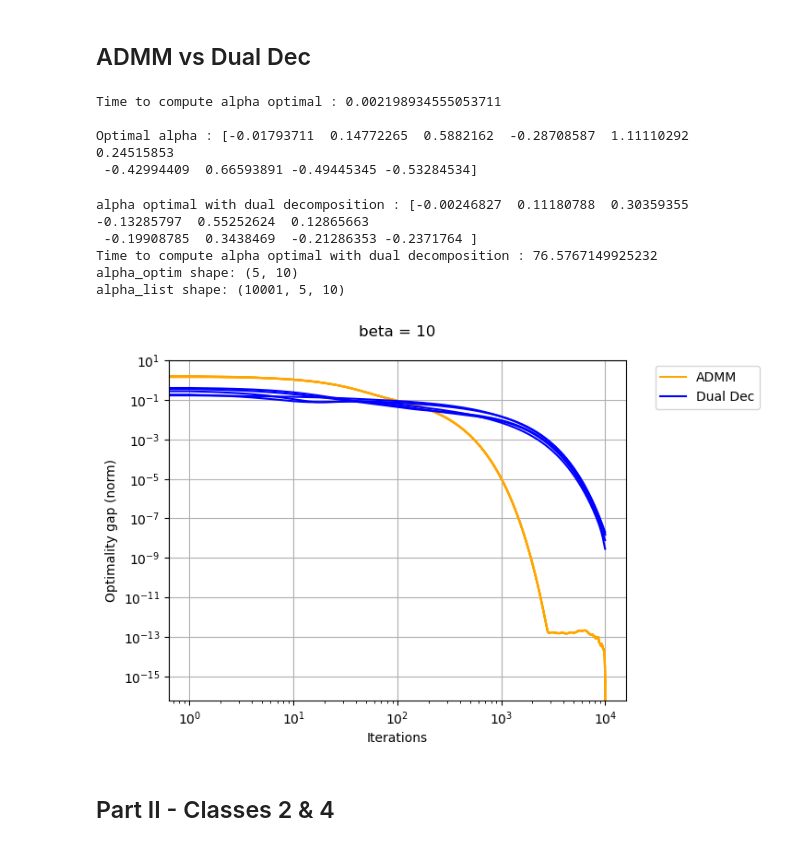
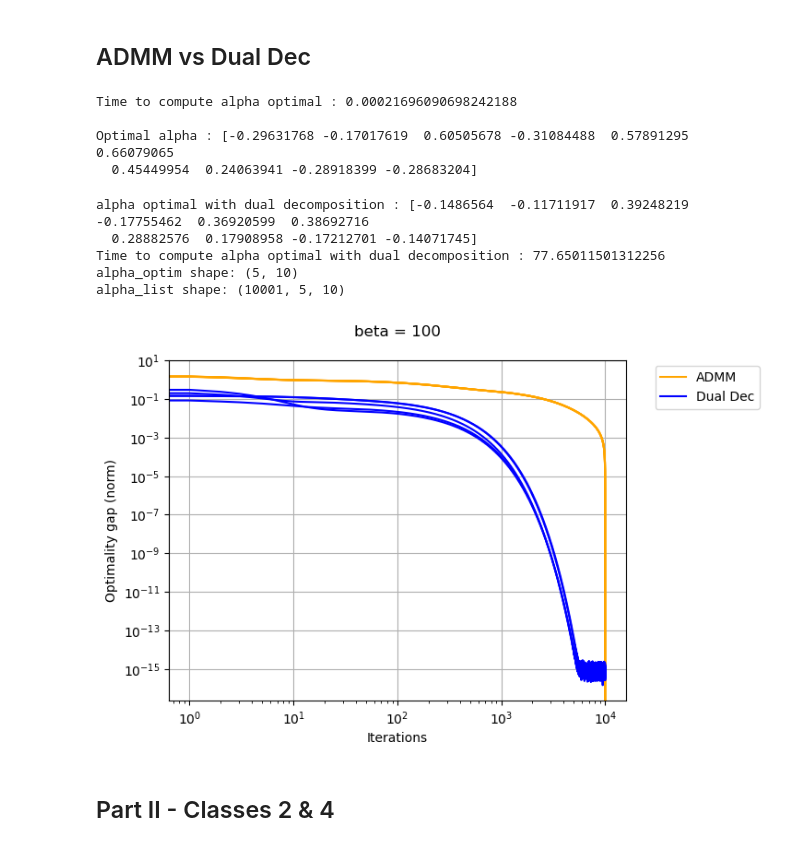
Before and after one commit to emmadchrr/Cooperative-Opt-project, a Jupyter notebook: Chraa_deCharry_Zhou.ipynb, the cells around one changed output. Saved outputs shown, nothing was run; the diff lists cells and outputs as text; code cells hidden in the pictures.

```diff
--- a/Chraa_deCharry_Zhou.ipynb
+++ b/Chraa_deCharry_Zhou.ipynb
@@ -235,6 +230,7 @@ plt.show()
 # %% [markdown]
 ## ADMM vs Dual Dec
 # %%
+beta = 100
 start = time.time()
 alpha_optimal = compute_alpha_star(Kmm, Knm, y_n, sigma2, nu)
 end = time.time()
@@ -278,40 +274,40 @@ agent_5 = np.linalg.norm(np.array(
 agent_1_admm = np.linalg.norm(np.array([alpha_list_admm[i][0] for i in range(len(alpha_list_admm))]) - alpha_optim_admm[0], axis=1)
 agent_2_admm = np.linalg.norm(np.array([alpha_list_admm[i][1] for i in range(len(alpha_list_admm))]) - alpha_optim_admm[1], axis=1)
 agent_3_admm = np.linalg.norm(np.array([alpha_list_admm[i][2] for i in range(len(alpha_list_admm))]) - alpha_optim_admm[2], axis=1)
 agent_4_admm = np.linalg.norm(np.array([alpha_list_admm[i][3] for i in range(len(alpha_list_admm))]) - alpha_optim_admm[3], axis=1)
 agent_5_admm = np.linalg.norm(np.array([alpha_list_admm[i][4] for i in range(len(alpha_list_admm))]) - alpha_optim_admm[4], axis=1)
 
     # Tracé des résultats
 plt.plot(agent_1_admm, label='ADMM', color='orange')
 plt.plot(agent_2_admm, color='orange')
 plt.plot(agent_3_admm, color='orange')
 plt.plot(agent_4_admm, color='orange')
 plt.plot(agent_5_admm, color='orange')
 plt.plot(agent_1, label='Dual Dec', color='blue')
 plt.plot(agent_2, color='blue')
 plt.plot(agent_3, color='blue')
 plt.plot(agent_4, color='blue')
 plt.plot(agent_5, color='blue')
 plt.xlabel('Iterations')
 plt.ylabel('Optimality gap (norm)')
 plt.xscale("log")
 plt.yscale("log")
 plt.legend(bbox_to_anchor=(1.05, 1), loc='upper left')
 plt.title(f'beta = {beta}\n')
 #plt.savefig('opt_gaps_dual_dec_vs_admm.png', bbox_inches='tight')
 plt.grid()
 plt.show()
 # %% [output]
-Time to compute alpha optimal : 0.002198934555053711
+Time to compute alpha optimal : 0.00021696090698242188
 
-Optimal alpha : [-0.01793711  0.14772265  0.5882162  -0.28708587  1.11110292  0.24515853
- -0.42994409  0.66593891 -0.49445345 -0.53284534]
+Optimal alpha : [-0.29631768 -0.17017619  0.60505678 -0.31084488  0.57891295  0.66079065
+  0.45449954  0.24063941 -0.28918399 -0.28683204]
-alpha optimal with dual decomposition : [-0.00246827  0.11180788  0.30359355 -0.13285797  0.55252624  0.12865663
- -0.19908785  0.3438469  -0.21286353 -0.2371764 ]
-Time to compute alpha optimal with dual decomposition : 76.5767149925232
+alpha optimal with dual decomposition : [-0.1486564  -0.11711917  0.39248219 -0.17755462  0.36920599  0.38692716
+  0.28882576  0.17908958 -0.17212701 -0.14071745]
+Time to compute alpha optimal with dual decomposition : 77.65011501312256
 alpha_optim shape: (5, 10)
 alpha_list shape: (10001, 5, 10)
-[figure, old version]
+[figure, new version]
 # %% [markdown]
 ## Part II - Classes 2 & 4
 # %%
```
Also changed, not shown: parts of 7 cells of this notebook, 5 other files.
